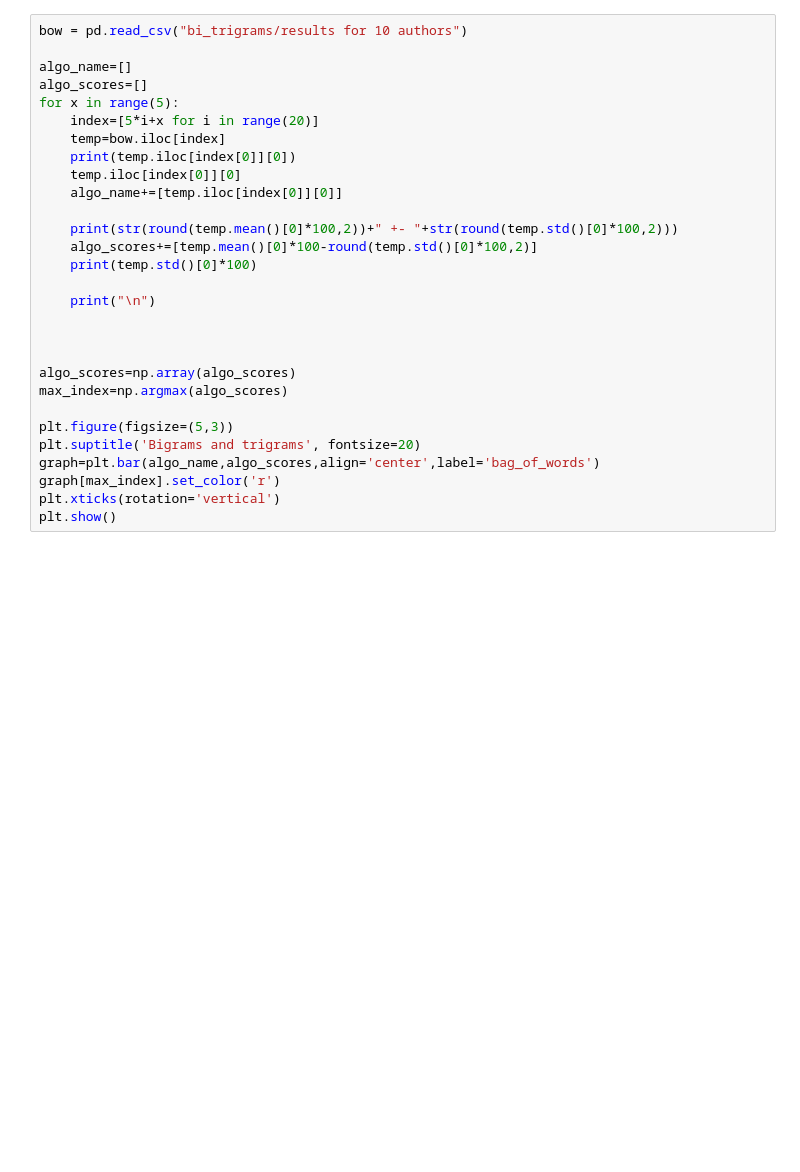
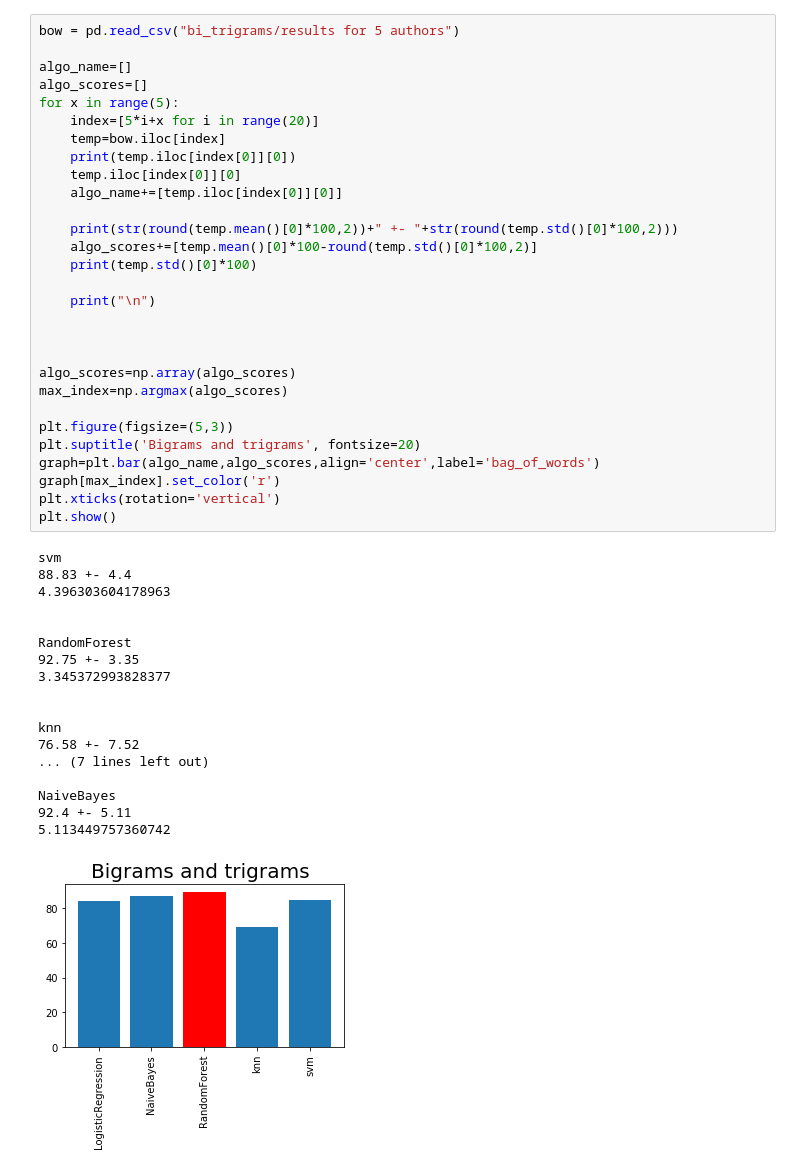
Before and after one commit to kishanku56/Author-Attribution-of-Hindi-texts, a Jupyter notebook: results.ipynb, the cells around one changed output. Drawn from its saved outputs; the diff is of its cells as text; blank space fills up the shorter version.

```diff
--- a/results.ipynb
+++ b/results.ipynb
@@ -98,30 +153,49 @@ plt.show()
 # %%
-bow = pd.read_csv("bi_trigrams/results for 10 authors")
+bow = pd.read_csv("bi_trigrams/results for 5 authors")
 
 algo_name=[]
 algo_scores=[]
 for x in range(5):
     index=[5*i+x for i in range(20)]
     temp=bow.iloc[index]
     print(temp.iloc[index[0]][0])
     temp.iloc[index[0]][0]
     algo_name+=[temp.iloc[index[0]][0]]
 
     print(str(round(temp.mean()[0]*100,2))+" +- "+str(round(temp.std()[0]*100,2)))
     algo_scores+=[temp.mean()[0]*100-round(temp.std()[0]*100,2)]
     print(temp.std()[0]*100)
 
     print("\n")
 
 
 
 algo_scores=np.array(algo_scores)
 max_index=np.argmax(algo_scores)
 
 plt.figure(figsize=(5,3))
 plt.suptitle('Bigrams and trigrams', fontsize=20)
 graph=plt.bar(algo_name,algo_scores,align='center',label='bag_of_words')
 graph[max_index].set_color('r')
 plt.xticks(rotation='vertical')
 plt.show()
+# %% [output]
+svm
+88.83 +- 4.4
+4.396303604178963
+
+
+RandomForest
+92.75 +- 3.35
+3.345372993828377
+
+
+knn
+76.58 +- 7.52
+... (7 lines left out)
+
+NaiveBayes
+92.4 +- 5.11
+5.113449757360742
+[figure, added]
 # %%
```
Also changed, not shown: parts of 8 cells of this notebook.
